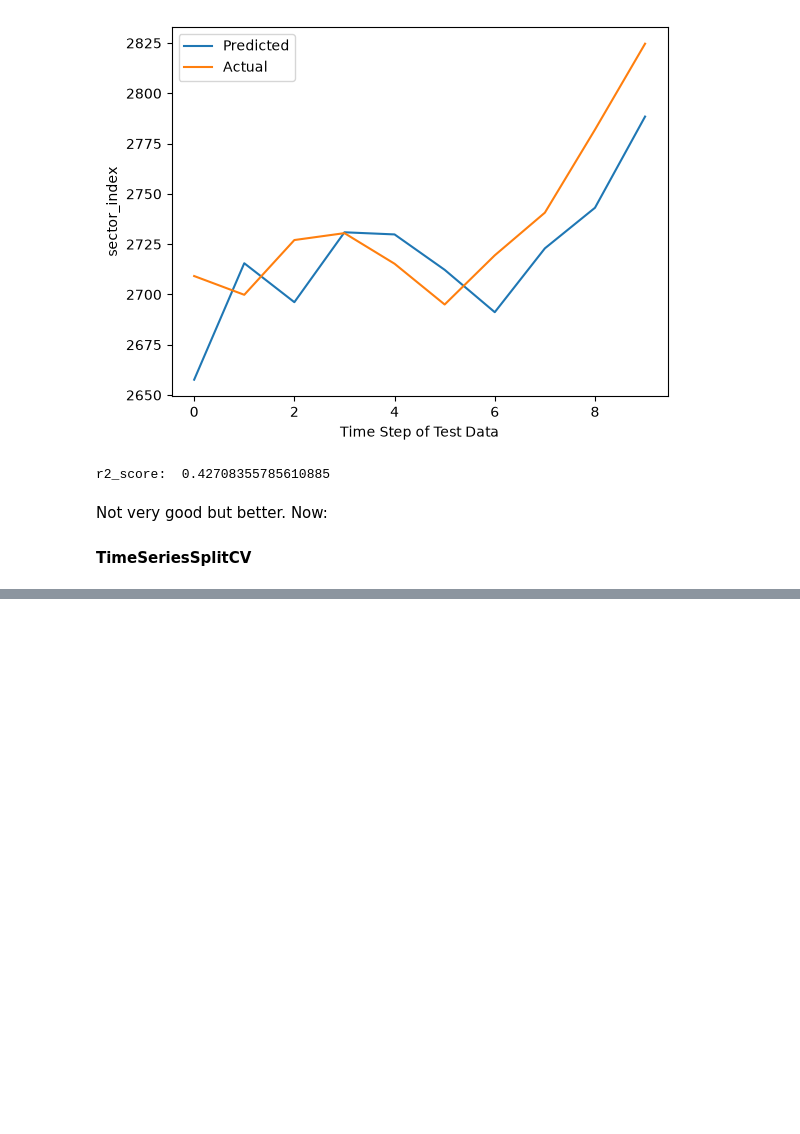
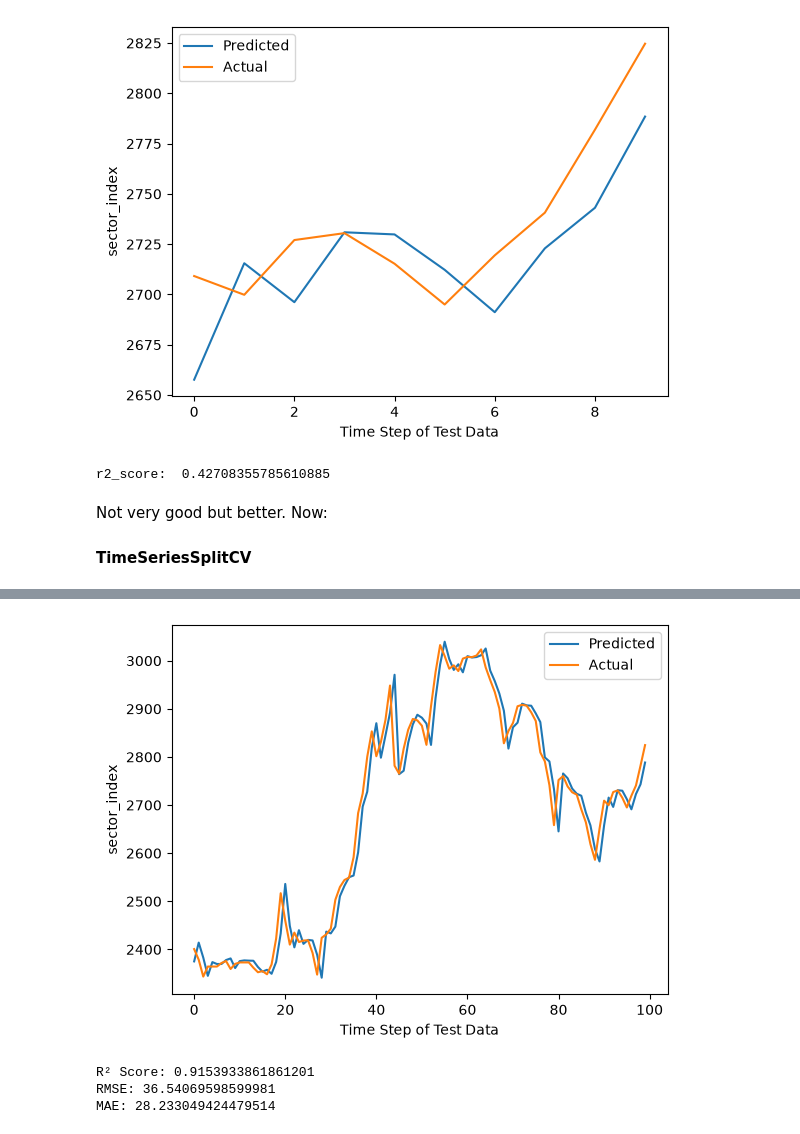
Before and after one commit to Udeani4/SectorLevel_StockPerformance_Predictoion, a Jupyter notebook: time_series_applied/finance_sec_ts_UNIVARIATE_ARIMA.ipynb, the cells around one changed output, grey strips where cells are left out. Cells and saved outputs as stored; diff of their text form; code cells hidden in the pictures; blank space fills up the shorter version.

```diff
--- a/time_series_applied/finance_sec_ts_UNIVARIATE_ARIMA.ipynb
+++ b/time_series_applied/finance_sec_ts_UNIVARIATE_ARIMA.ipynb
@@ -418,0 +444,33 @@ When you come back look at the code properly its not very correct
+# %%
+# Plot the final result
+
+X_train, X_test = data_array[:-100], data_array[-100:]
+X_test_orig = X_test
+
+fcst = []
+for step in range(100):
+    mod = ARIMA(X_train, order=(1,1,2))
+    res = mod.fit()
+    fcst.append(res.forecast(steps=1))
+    X_train = np.concatenate((X_train, X_test[0:1,:]))
+    X_test = X_test[1:]
+
+plt.plot(fcst)
+plt.plot(X_test_orig)
+plt.legend(['Predicted', 'Actual'])
+plt.ylabel('sector_index')
+plt.xlabel('Time Step of Test Data')
+plt.show()
+
+r2 = r2_score(actual, predicted)
+rmse = np.sqrt(mean_squared_error(actual, predicted))
+mae = mean_absolute_error(actual, predicted)
+
+print("R² Score:", r2)
+print("RMSE:", rmse)
+print("MAE:", mae)
+# %% [output]
+[figure, added]
+R² Score: 0.9153933861861201
+RMSE: 36.54069598599981
+MAE: 28.233049424479514
```
Also changed, not shown: parts of 4 cells of this notebook.
